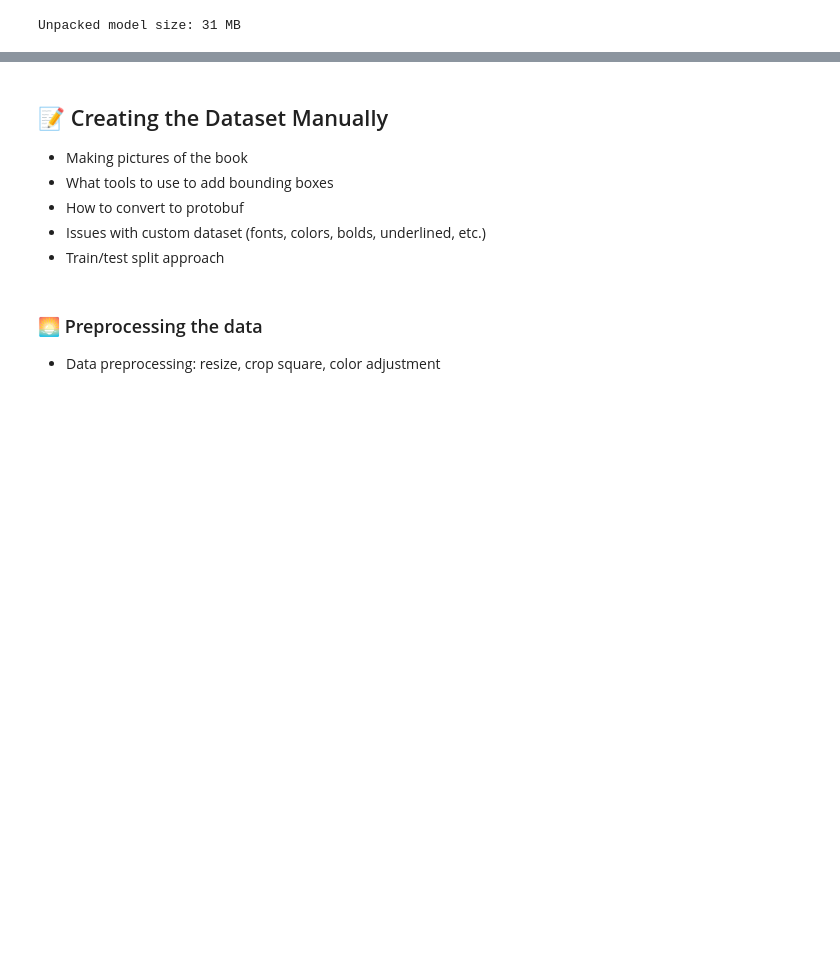
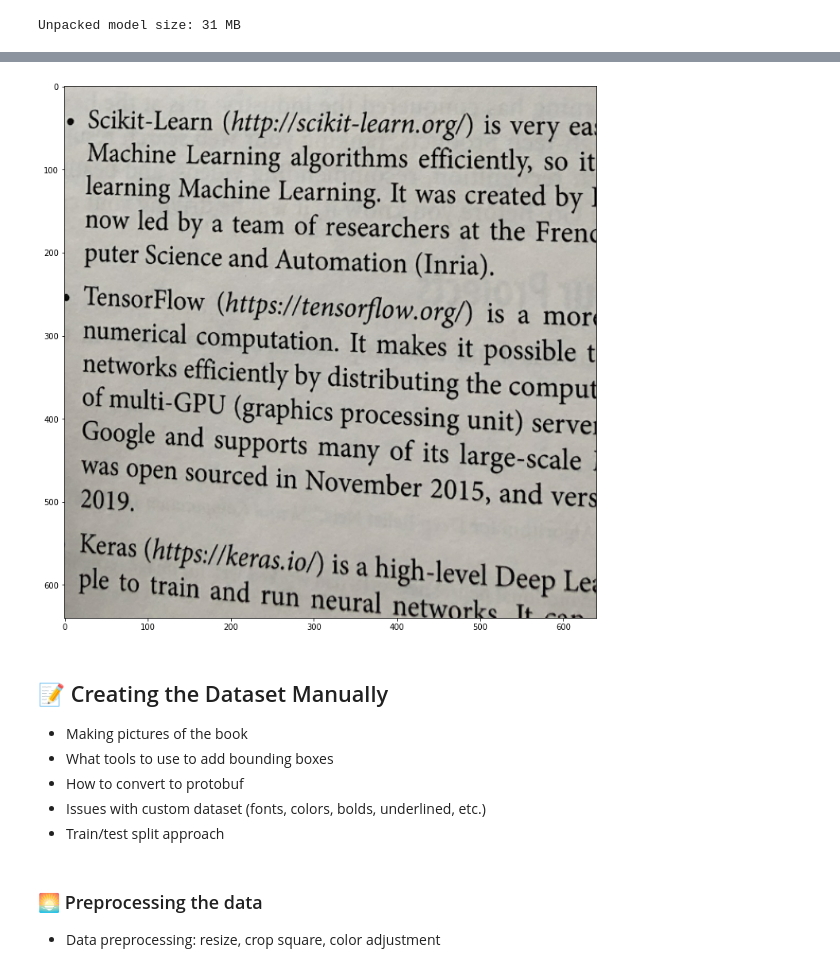
Before and after one commit to trekhleb/links-detector, a Jupyter notebook: articles/printed_links_detection/printed_links_detection.ipynb, the cells around one changed output, grey strips where cells are left out. Drawn from its saved outputs; the diff is of its cells as text; code cells hidden in the pictures; blank space fills up the shorter version.

```diff
--- a/articles/printed_links_detection/printed_links_detection.ipynb
+++ b/articles/printed_links_detection/printed_links_detection.ipynb
@@ -537,0 +910,5 @@ Unpacked model size: 31 MB
+# %%
+# Run the detection.
+detections, predictions_dict, shapes = inference_detect_fn(
+    inference_ds_numpy[1]
+)
@@ -538,3 +965,36 @@ Unpacked model size: 31 MB
+# %%
+# Importing Object Detection API helpers.
+from object_detection.utils import visualization_utils
+
+# Visualizes the bounding boxes on top of the image.
+def visualize_detections(image_np, detections, category_index):
+    label_id_offset = 1
+    image_np_with_detections = image_np.copy()
+
+    visualization_utils.visualize_boxes_and_labels_on_image_array(
+        image_np_with_detections,
+        detections['detection_boxes'][0].numpy(),
+        (detections['detection_classes'][0].numpy() + label_id_offset).astype(int),
+        detections['detection_scores'][0].numpy(),
+        category_index,
+        use_normalized_coordinates=True,
+        max_boxes_to_draw=200,
+        min_score_thresh=.4,
+        agnostic_mode=False,
+    )
+
+    plt.figure(figsize=(12, 16))
+    plt.imshow(image_np_with_detections)
+    plt.show()
+
+# Visualizing the detections.
+visualize_detections(
+    image_np=tf.cast(inference_ds_numpy[1][0], dtype=tf.uint32).numpy(),
+    detections=detections,
+    category_index=coco_category_index,
+)
+# %% [output]
+[figure, added]
 # %% [markdown]
 ## 📝 Creating the Dataset Manually
 
```
Also changed, not shown: parts of 21 cells of this notebook.
